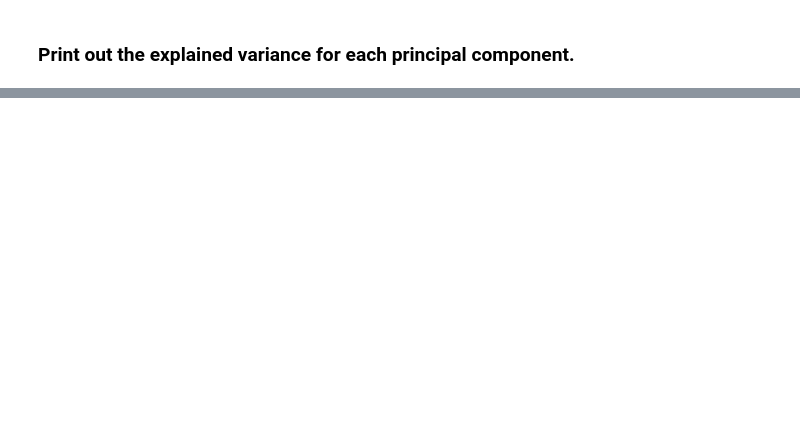
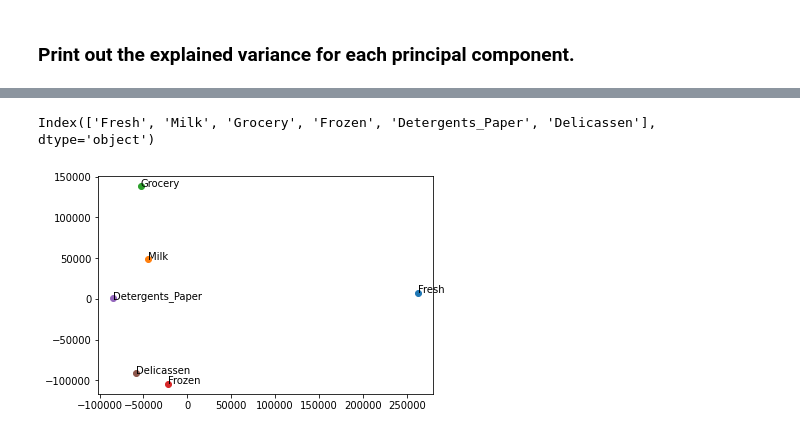
Before and after one commit to SamuelFolledo/DS2.1-Machine-Learning, a Jupyter notebook: classwork/homework/Homework 3- PCA and KMeans.ipynb, the cells around one changed output, grey strips where cells are left out. Drawn from its saved outputs; the diff is of its cells as text; code cells hidden in the pictures; blank space fills up the shorter version.

```diff
--- a/classwork/homework/Homework 3- PCA and KMeans.ipynb
+++ b/classwork/homework/Homework 3- PCA and KMeans.ipynb
@@ -115,0 +191,13 @@ Use PCA to transform the data, and then use k-means clustering on it to see if o
+# %%
+# build a matrix of the feature values, not including Channel and Region
+X = np.array([df[i].values for i in df.columns if i != 'Channel' or i != 'Region'])
+
+# calculate the PCA
+pca = PCA(n_components=2) # apply 2 components only
+
+# Find the principle components of each features
+X_r = pca.fit_transform(X)
+print("\nX_r=", X_r)
+
+km = KMeans(n_clusters=2)
+km.fit(X_r)
@@ -115,0 +214,10 @@ Use PCA to transform the data, and then use k-means clustering on it to see if o
+# %%
+print(df.columns[0:])
+for feature, (plot_x, plot_y) in enumerate(zip(X_r[:, 0], X_r[:, 1])):
+    plt.scatter(plot_x, plot_y)
+    plt.text(plot_x+0.5, plot_y+0.5, df.columns[0:][feature])
+
+plt.show()
+# %% [output]
+Index(['Fresh', 'Milk', 'Grocery', 'Frozen', 'Detergents_Paper', 'Delicassen'], dtype='object')
+[figure, added]
```
Also changed, not shown: parts of 14 cells of this notebook, 1 other file.
